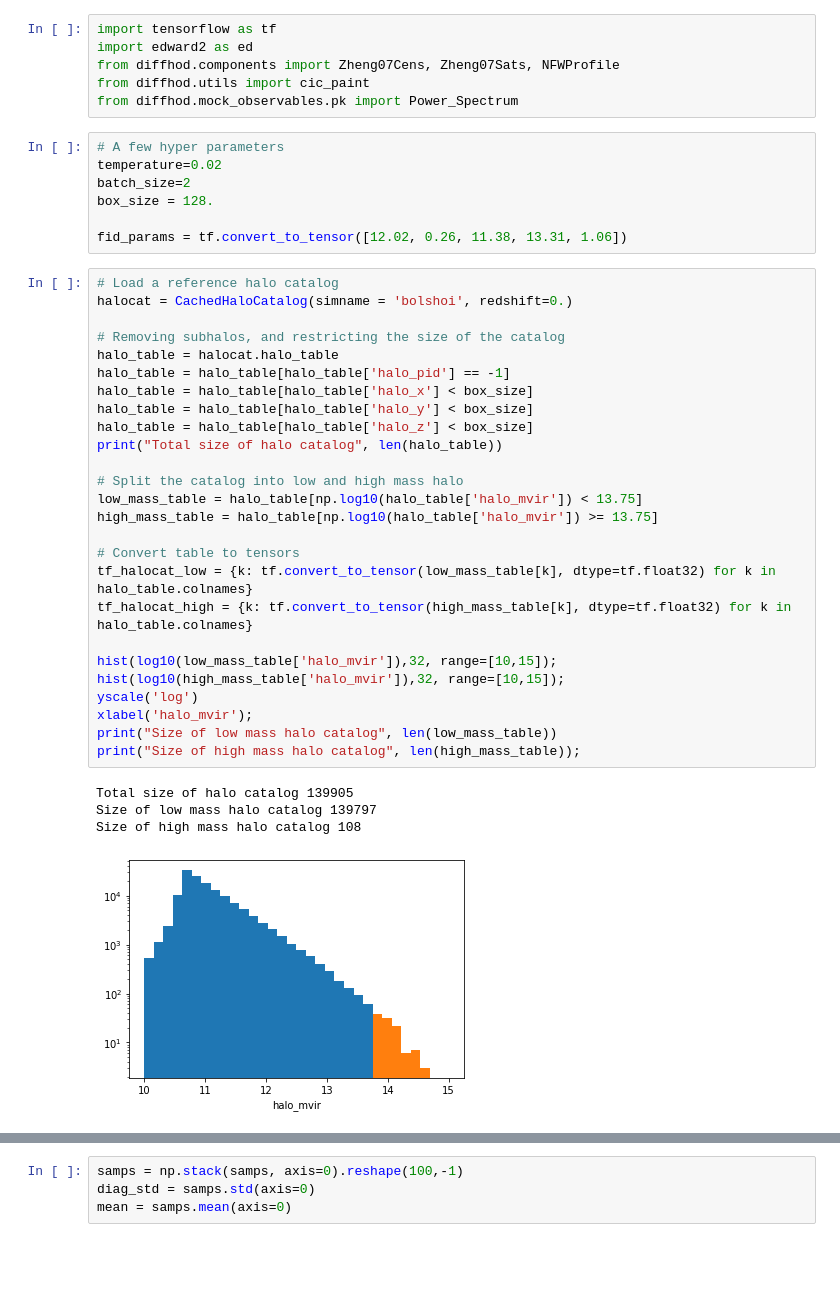
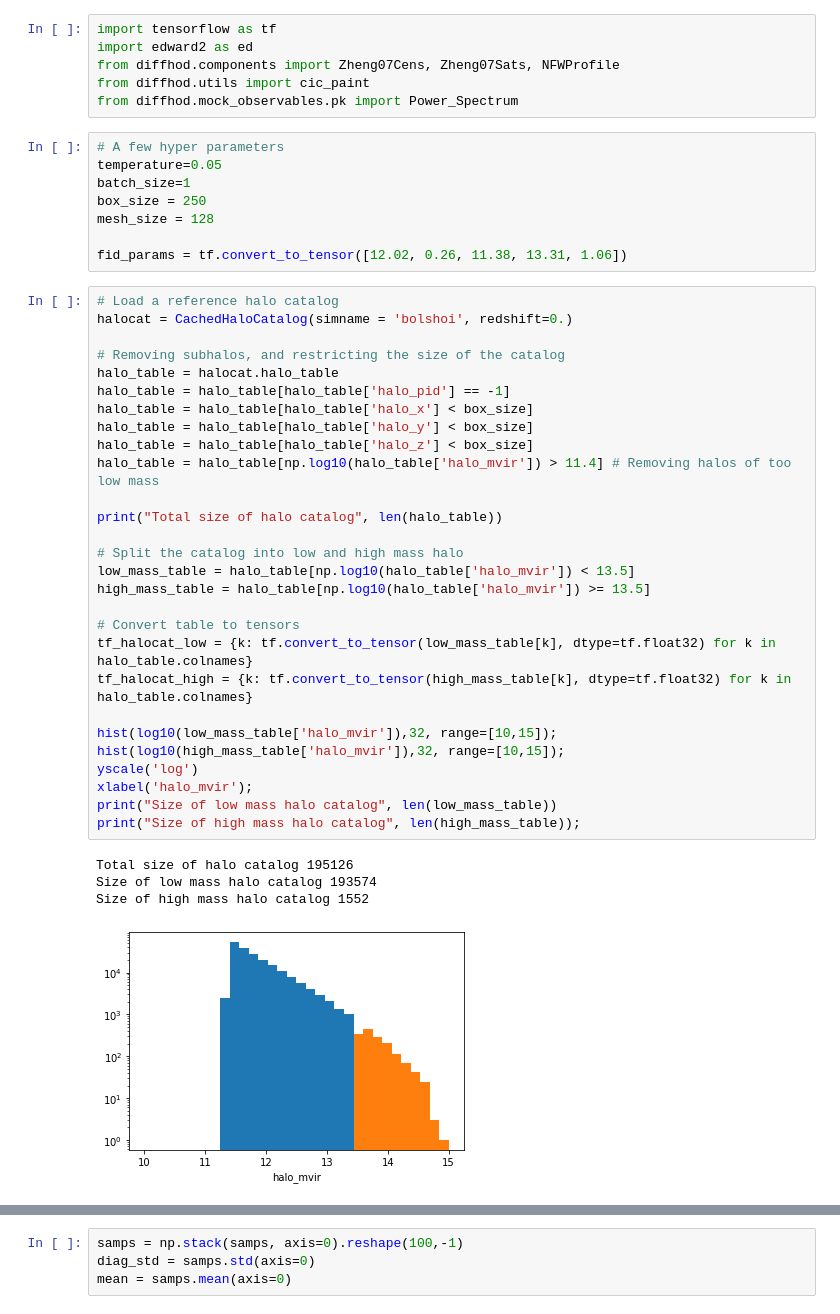
Before and after one commit to DifferentiableUniverseInitiative/DHOD, a Jupyter notebook: nb/Optimized_HOD_HMC_sampling.ipynb, the cells around one changed output, grey strips where cells are left out. Cells and saved outputs as stored; diff of their text form; blank space fills up the shorter version.

```diff
--- a/nb/Optimized_HOD_HMC_sampling.ipynb
+++ b/nb/Optimized_HOD_HMC_sampling.ipynb
@@ -36,41 +34,44 @@ from diffhod.utils import cic_paint
 from diffhod.mock_observables.pk import Power_Spectrum
 # %%
 # A few hyper parameters
-temperature=0.02
-batch_size=2
-box_size = 128.
+temperature=0.05
+batch_size=1
+box_size = 250
+mesh_size = 128
 
 fid_params = tf.convert_to_tensor([12.02, 0.26, 11.38, 13.31, 1.06])
 # %%
 # Load a reference halo catalog
 halocat = CachedHaloCatalog(simname = 'bolshoi', redshift=0.)
 
 # Removing subhalos, and restricting the size of the catalog
 halo_table = halocat.halo_table
 halo_table = halo_table[halo_table['halo_pid'] == -1]
 halo_table = halo_table[halo_table['halo_x'] < box_size]
 halo_table = halo_table[halo_table['halo_y'] < box_size]
 halo_table = halo_table[halo_table['halo_z'] < box_size]
+halo_table = halo_table[np.log10(halo_table['halo_mvir']) > 11.4] # Removing halos of too low mass
+
 print("Total size of halo catalog", len(halo_table))
 
 # Split the catalog into low and high mass halo
-low_mass_table = halo_table[np.log10(halo_table['halo_mvir']) < 13.75]
-high_mass_table = halo_table[np.log10(halo_table['halo_mvir']) >= 13.75]
+low_mass_table = halo_table[np.log10(halo_table['halo_mvir']) < 13.5]
+high_mass_table = halo_table[np.log10(halo_table['halo_mvir']) >= 13.5]
 
 # Convert table to tensors
 tf_halocat_low = {k: tf.convert_to_tensor(low_mass_table[k], dtype=tf.float32) for k in halo_table.colnames}
 tf_halocat_high = {k: tf.convert_to_tensor(high_mass_table[k], dtype=tf.float32) for k in halo_table.colnames}
 
 hist(log10(low_mass_table['halo_mvir']),32, range=[10,15]);
 hist(log10(high_mass_table['halo_mvir']),32, range=[10,15]);
 yscale('log')
 xlabel('halo_mvir');
 print("Size of low mass halo catalog", len(low_mass_table))
 print("Size of high mass halo catalog", len(high_mass_table));
 # %% [output]
-Total size of halo catalog 139905
-Size of low mass halo catalog 139797
-Size of high mass halo catalog 108
+Total size of halo catalog 195126
+Size of low mass halo catalog 193574
+Size of high mass halo catalog 1552
-[figure, old version]
+[figure, new version]
 # %%
 # Here is how we define the same model in
```
Also changed, not shown: parts of 41 cells of this notebook, 2 other files.
